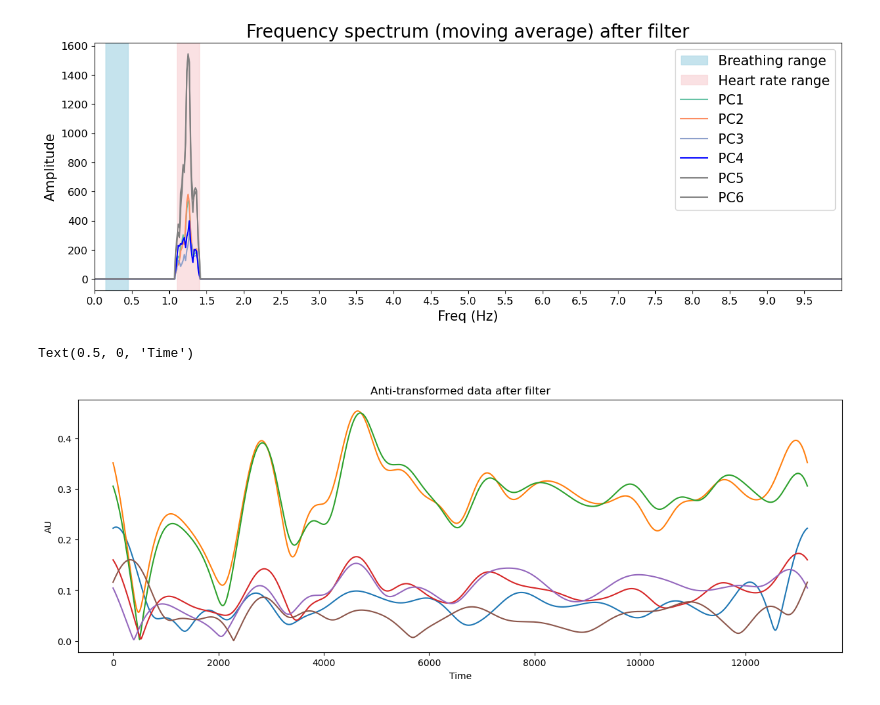
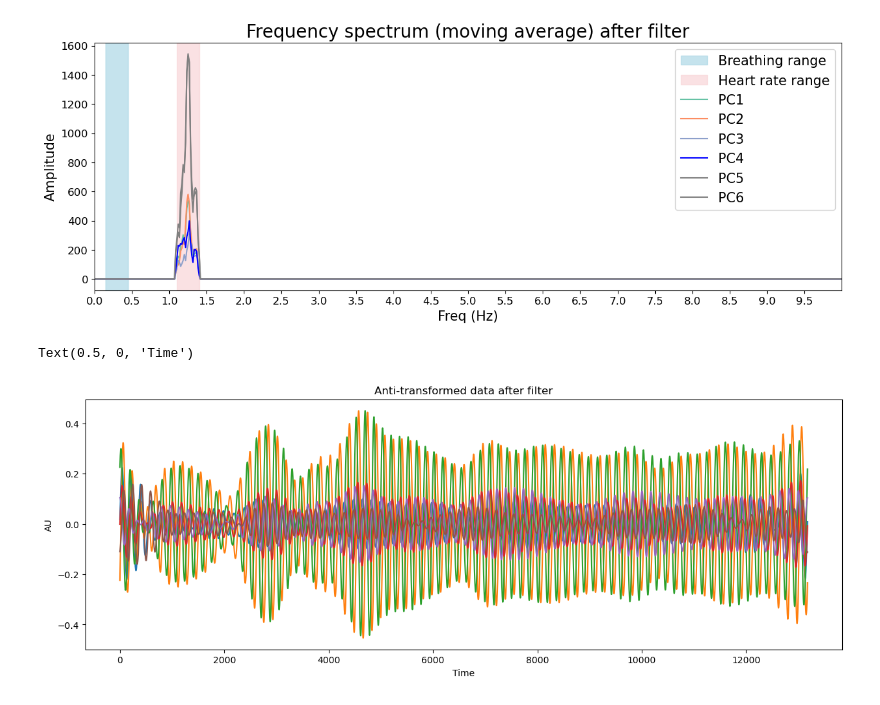
Before and after one commit to paololapo/HeartRateEstimation, a Jupyter notebook: Testing/Total_project.ipynb, the cells around one changed output. Drawn from its saved outputs; the diff is of its cells as text; code cells hidden in the pictures.

```diff
--- a/Testing/Total_project.ipynb
+++ b/Testing/Total_project.ipynb
@@ -362,10 +339,11 @@ ax.legend(fontsize=15)
 [figure]
 # %%
 fig, ax = plt.subplots(figsize=(15,5))
-ax.plot(np.abs(inversed_sig_fft))
+ax.plot(inversed_sig_fft)
 ax.set_title("Anti-transformed data after filter")
 ax.set_ylabel("AU")
 ax.set_xlabel("Time")
+# inversed_sig_fft to absolout value
 # %% [output]
 Text(0.5, 0, 'Time')
-[figure, old version]
+[figure, new version]
```
Also changed, not shown: parts of 15 cells of this notebook, 3 other files.
